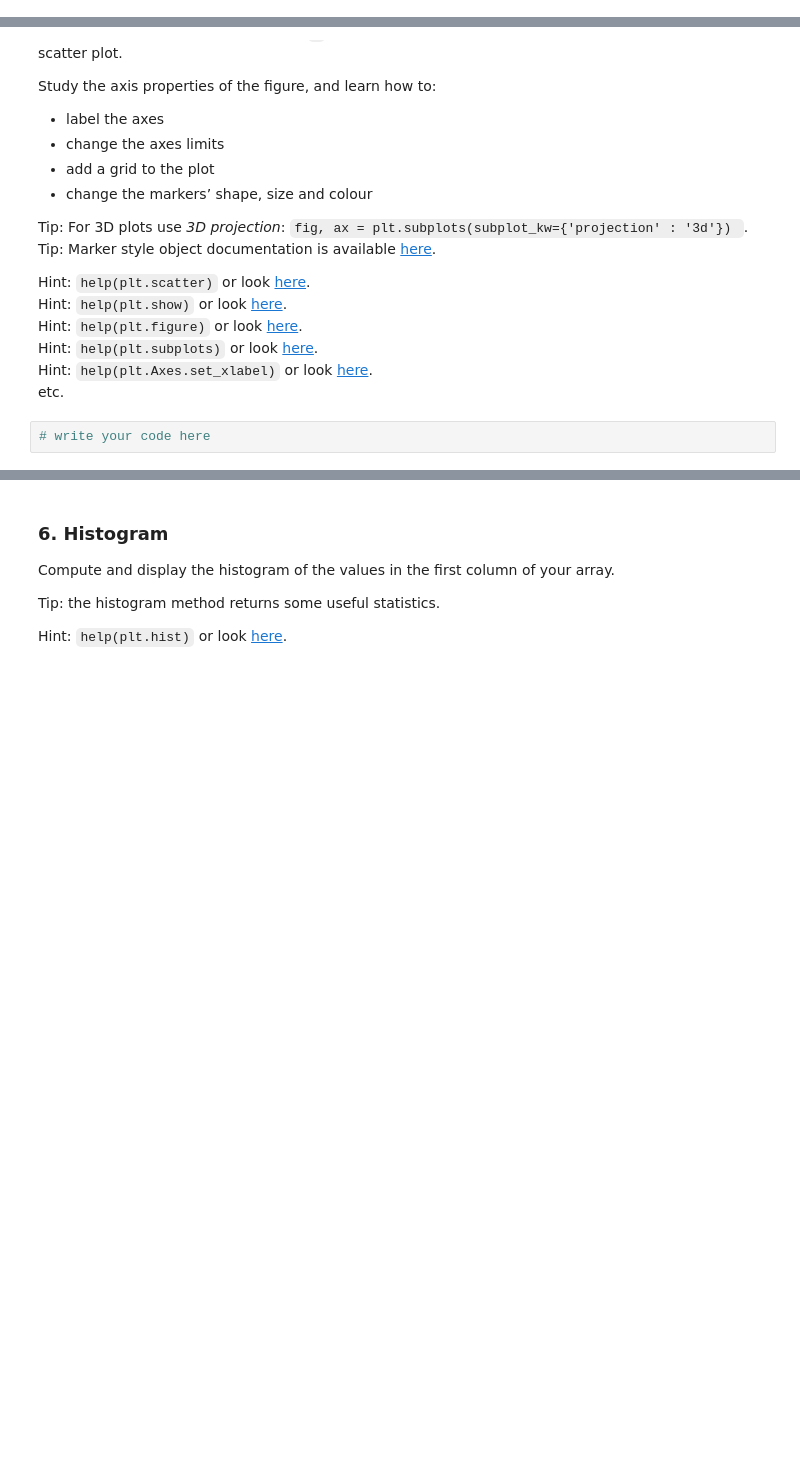
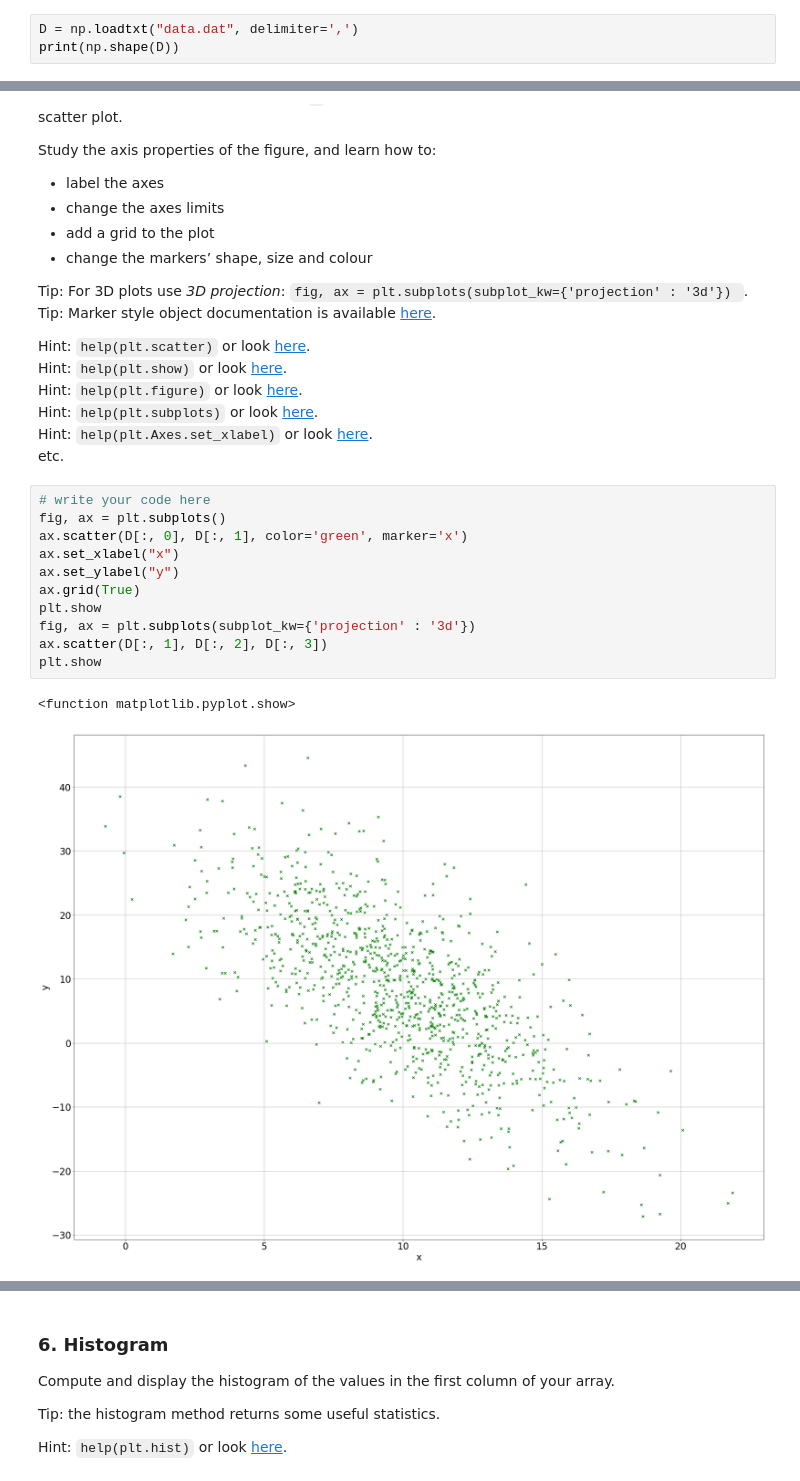
Before and after one commit to sjpollard/COMS20011_2020, a Jupyter notebook: labs/lab_1/labsheet1.ipynb, the cells around one changed output, grey strips where cells are left out. Drawn from its saved outputs; the diff is of its cells as text; blank space fills up the shorter version.

```diff
--- a/labs/lab_1/labsheet1.ipynb
+++ b/labs/lab_1/labsheet1.ipynb
@@ -300,0 +331,3 @@ Hint: `help(np.ndarray.shape)` or look [here](http://docs.scipy.org/doc/numpy/re
+# %%
+D = np.loadtxt("data.dat", delimiter=',')
+print(np.shape(D))
@@ -320,5 +355,17 @@ Hint: `help(plt.figure)` or look [here](http://matplotlib.org/api/pyplot_api.htm
 Hint: `help(plt.subplots)` or look [here](https://matplotlib.org/api/_as_gen/matplotlib.pyplot.subplots.html).
 Hint: `help(plt.Axes.set_xlabel)` or look [here](http://matplotlib.org/api/axes_api.html?highlight=set_xlabel#matplotlib.axes.Axes.set_xlabel).
 etc.
-# %%
-# write your code here
+# %%
+# write your code here
+fig, ax = plt.subplots()
+ax.scatter(D[:, 0], D[:, 1], color='green', marker='x')
+ax.set_xlabel("x")
+ax.set_ylabel("y")
+ax.grid(True)
+plt.show
+fig, ax = plt.subplots(subplot_kw={'projection' : '3d'})
+ax.scatter(D[:, 1], D[:, 2], D[:, 3])
+plt.show
+# %% [output]
+<function matplotlib.pyplot.show>
+[figure, added]
```
Also changed, not shown: parts of 14 cells of this notebook.
